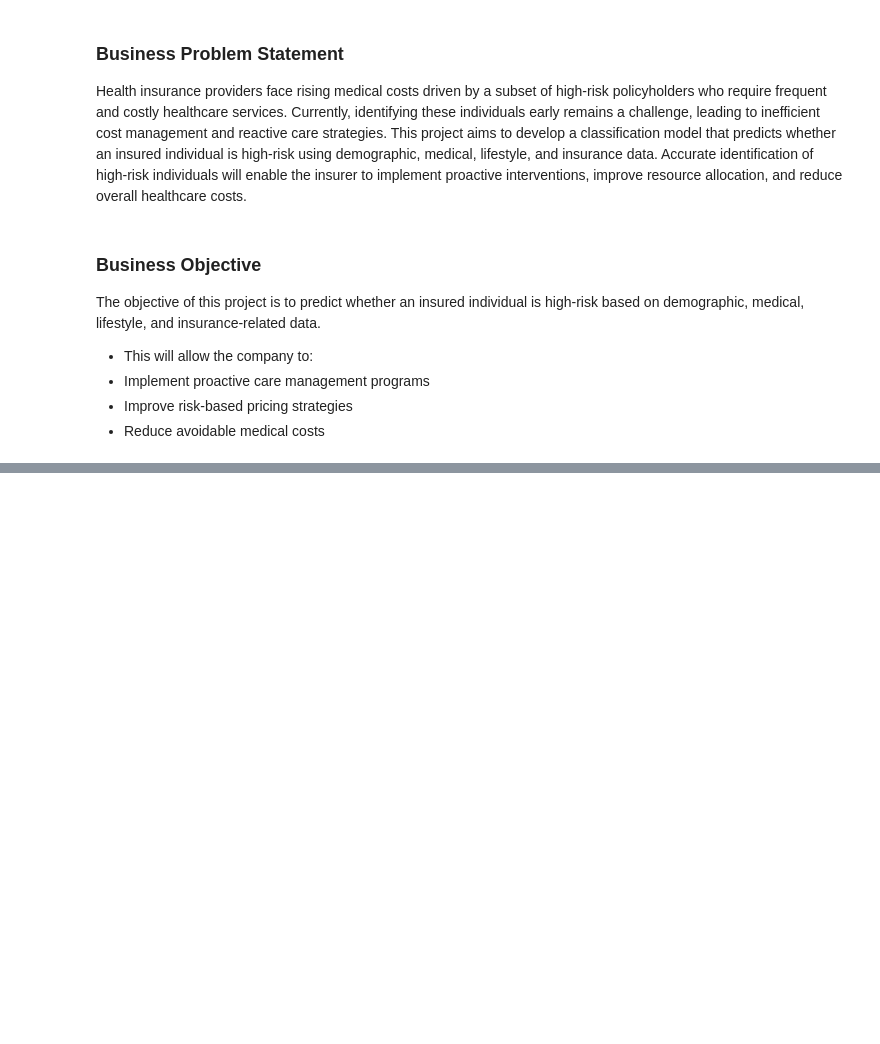
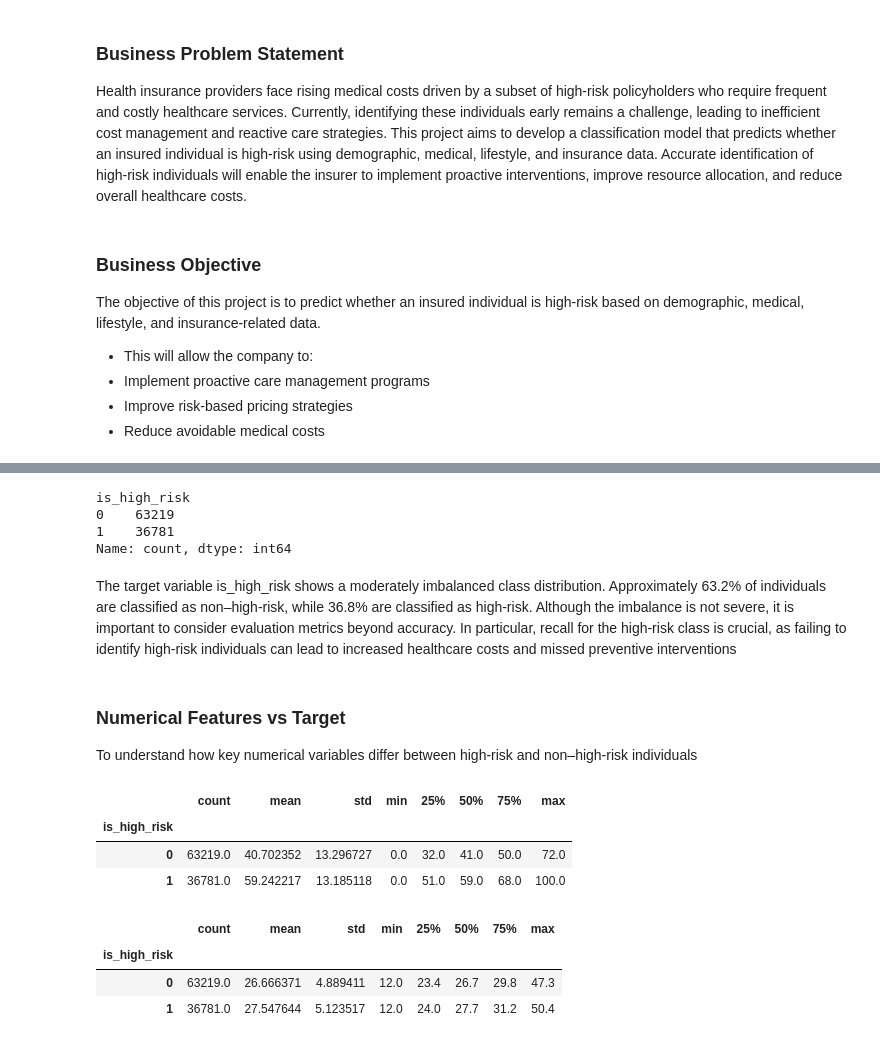
Before and after one commit to Vincent-Muteti/Phase3-Project, a Jupyter notebook: index.ipynb, the cells around one changed output, grey strips where cells are left out. Cells and saved outputs as stored; diff of their text form; code cells hidden in the pictures; blank space fills up the shorter version.

```diff
--- a/index.ipynb
+++ b/index.ipynb
@@ -15,0 +57,31 @@ The objective of this project is to predict whether an insured individual is hig
+# %%
+# To check class balance, which influences model choice and evaluation metrics
+df['is_high_risk'].value_counts()
+# %% [output]
+is_high_risk
+0    63219
+1    36781
+Name: count, dtype: int64
+# %% [markdown]
+The target variable is_high_risk shows a moderately imbalanced class distribution. Approximately 63.2% of individuals are classified as non–high-risk, while 36.8% are classified as high-risk. Although the imbalance is not severe, it is important to consider evaluation metrics beyond accuracy. In particular, recall for the high-risk class is crucial, as failing to identify high-risk individuals can lead to increased healthcare costs and missed preventive interventions
+# %% [markdown]
+### Numerical Features vs Target
+To understand how key numerical variables differ between high-risk and non–high-risk individuals
+# %%
+# Age vs Risk
+df.groupby('is_high_risk')['age'].describe()
+# High-risk individuals tend to be older on average, suggesting age is a significant factor in risk classification.
+# %% [output]
+|  | count | mean | std | min | 25% | 50% | 75% | max |
+| is_high_risk |  |  |  |  |  |  |  |  |
+| 0 | 63219.0 | 40.702352 | 13.296727 | 0.0 | 32.0 | 41.0 | 50.0 | 72.0 |
+| 1 | 36781.0 | 59.242217 | 13.185118 | 0.0 | 51.0 | 59.0 | 68.0 | 100.0 |
+# %%
+# BMI vs Risk
+df.groupby('is_high_risk')['bmi'].describe()
+# Higher BMI among high-risk individuals indicates lifestyle-related health risks
+# %% [output]
+|  | count | mean | std | min | 25% | 50% | 75% | max |
+| is_high_risk |  |  |  |  |  |  |  |  |
+| 0 | 63219.0 | 26.666371 | 4.889411 | 12.0 | 23.4 | 26.7 | 29.8 | 47.3 |
+| 1 | 36781.0 | 27.547644 | 5.123517 | 12.0 | 24.0 | 27.7 | 31.2 | 50.4 |
```
Also changed, not shown: parts of 29 cells of this notebook.
